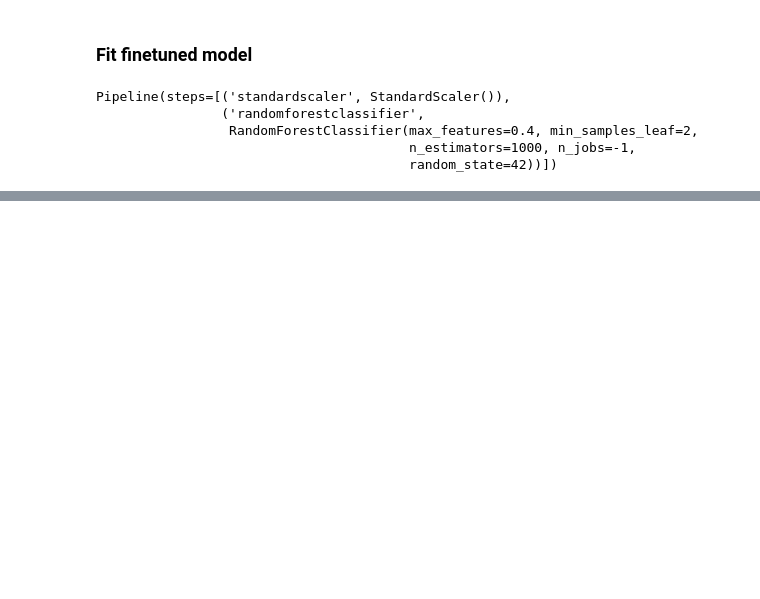
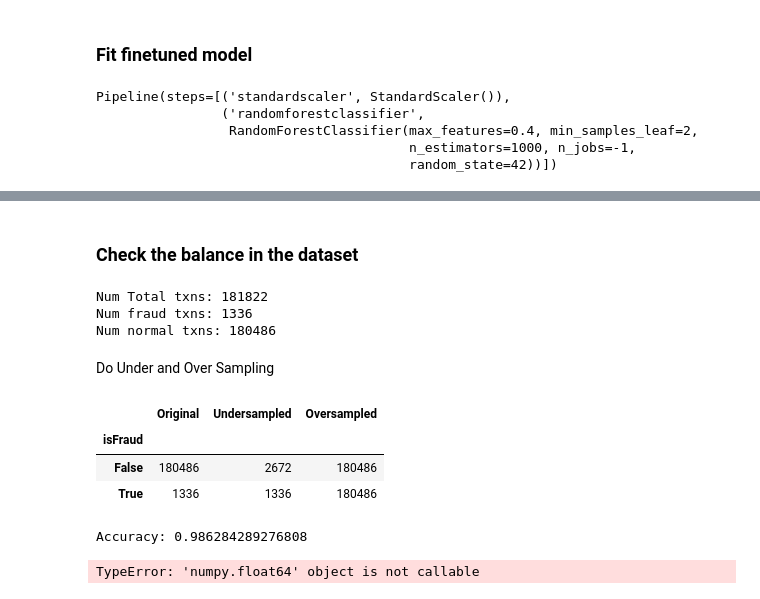
Before and after one commit to mlghammit/DataQuest-2024, a Jupyter notebook: final_models.ipynb, the cells around one changed output, grey strips where cells are left out. Cells and saved outputs as stored; diff of their text form; code cells hidden in the pictures; blank space fills up the shorter version.

Commit message:
feat: over and under sampling

```diff
--- a/final_models.ipynb
+++ b/final_models.ipynb
@@ -426,0 +479,65 @@ Evaluating model: finetuned_RandomForestClassifier
+# %% [markdown]
+### Check the balance in the dataset
+# %%
+fraud = df[df.isFraud == 1]
+normal = df[df.isFraud == 0]
+
+print(f"Num Total txns: {df.shape[0]}")
+print(f"Num fraud txns: {fraud.shape[0]}")
+print(f"Num normal txns: {normal.shape[0]}")
+# %% [output]
+Num Total txns: 181822
+Num fraud txns: 1336
+Num normal txns: 180486
+# %% [markdown]
+Do Under and Over Sampling
+# %%
+from imblearn.under_sampling import RandomUnderSampler
+from imblearn.over_sampling import RandomOverSampler
+
+rus = RandomUnderSampler(sampling_strategy=0.5)
+X_rus, y_rus = rus.fit_resample(X, y)
+
+ros = RandomOverSampler()
+X_ros, y_ros = ros.fit_resample(X, y)
+
+y.value_counts(), y_rus.value_counts(), y_ros.value_counts()
+
+data = {
+    'Original': y.value_counts(),
+    'Undersampled': y_rus.value_counts(),
+    'Oversampled': y_ros.value_counts()
+}
+df_counts = pd.DataFrame(data)
+df_counts
+# %% [output]
+|  | Original | Undersampled | Oversampled |
+| isFraud |  |  |  |
+| False | 180486 | 2672 | 180486 |
+| True | 1336 | 1336 | 180486 |
+# %%
+X_train, X_test, y_train, y_test = train_test_split(
+    X_rus, y_rus, test_size=0.2, random_state=42, stratify=y_rus
+)
+
+rtc = RandomForestClassifier(
+    max_features=0.4,
+    max_depth=None,
+    min_samples_leaf=2,
+    criterion="gini",
+    random_state=42,
+    n_estimators=1000,
+    n_jobs=-1,
+)
+
+rtc.fit(X_train, y_train)
+
+y_pred = rtc.predict_proba(X_test)[:, 1] >= 0.479
+print("Accuracy:", accuracy_score(y_test, y_pred))
+print("Precision:", precision_score(y_test, y_pred))
+print("Recall:", recall_score(y_test, y_pred))
+print("F1 Score:", f1_score(y_test, y_pred))
+print("Confusion Matrix:\n", confusion_matrix(y_test, y_pred))
+# %% [output]
+Accuracy: 0.986284289276808
+TypeError: 'numpy.float64' object is not callable
```
Also changed, not shown: parts of 3 cells of this notebook, 1 other file.
